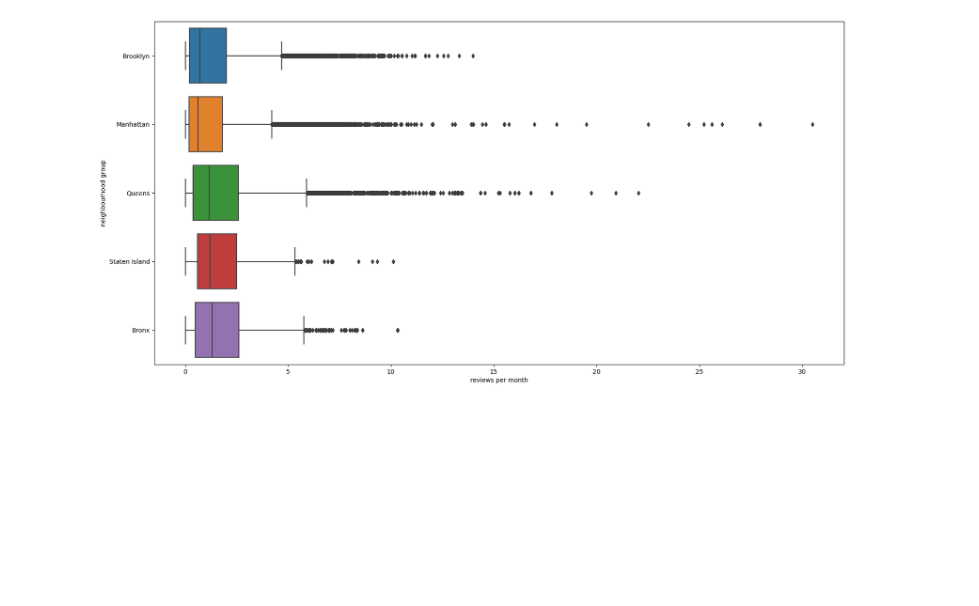
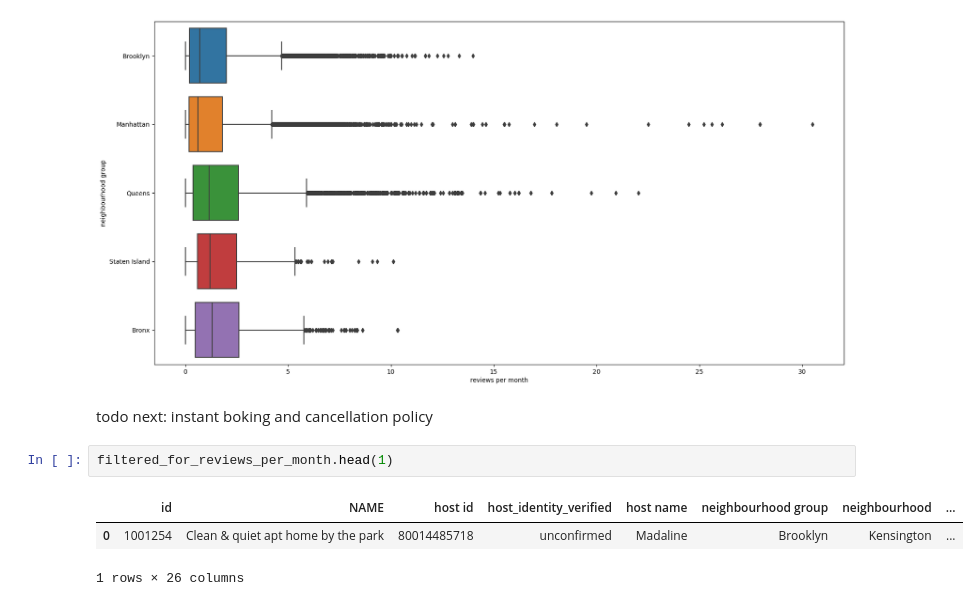
Before and after one commit to Marcos-Verdi/DA_Reg_airbnbNYCData, a Jupyter notebook: airbnb_nyc_data_analysis.ipynb, the cells around one changed output. Drawn from its saved outputs; the diff is of its cells as text; blank space fills up the shorter version.

```diff
--- a/airbnb_nyc_data_analysis.ipynb
+++ b/airbnb_nyc_data_analysis.ipynb
@@ -333,3 +333,11 @@ sns.boxplot(x=filtered_for_reviews_per_month['reviews per month'],y=filtered_for
 # %% [output]
 <Axes: xlabel='reviews per month', ylabel='neighbourhood group'>
 [figure]
+# %% [markdown]
+todo next: instant boking and cancellation policy
+# %%
+filtered_for_reviews_per_month.head(1)
+# %% [output]
+|  | id | NAME | host id | host_identity_verified | host name | neighbourhood group | neighbourhood | ... |
+| 0 | 1001254 | Clean & quiet apt home by the park | 80014485718 | unconfirmed | Madaline | Brooklyn | Kensington | ... |
+1 rows × 26 columns
```
Also changed, not shown: parts of 7 cells of this notebook.
